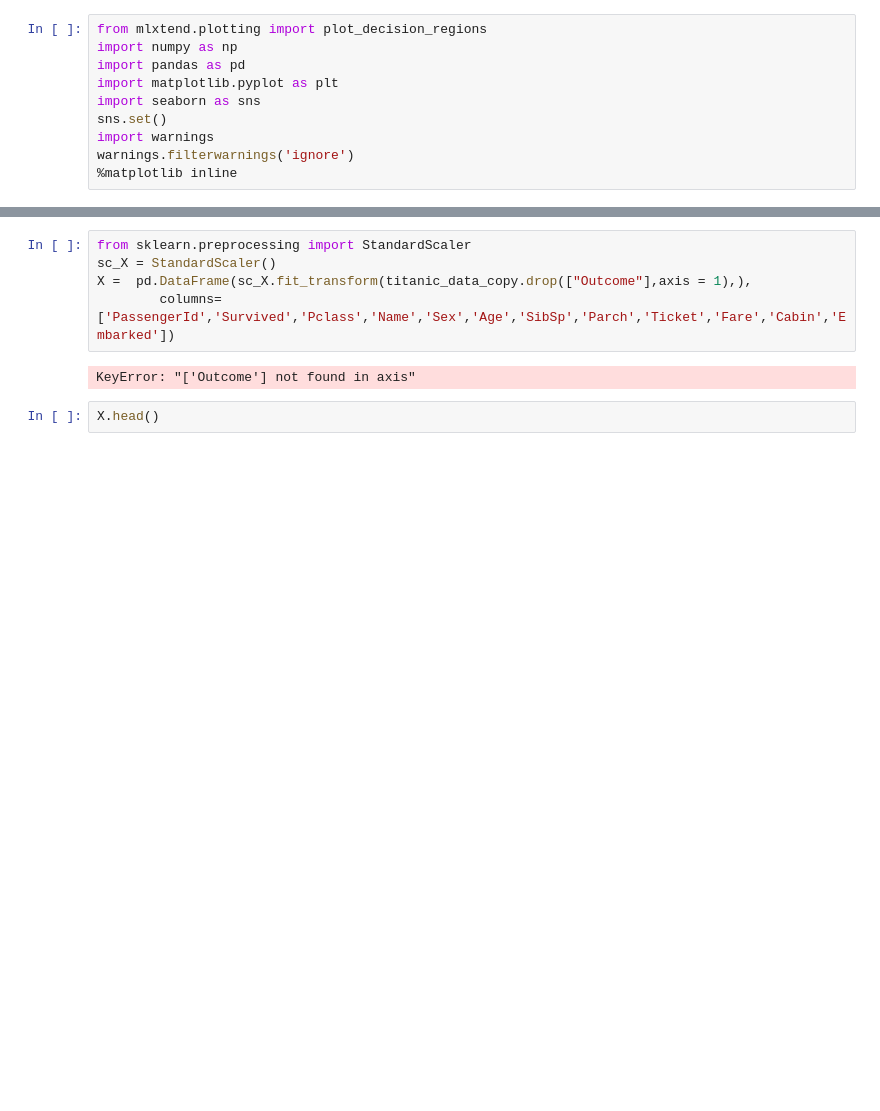
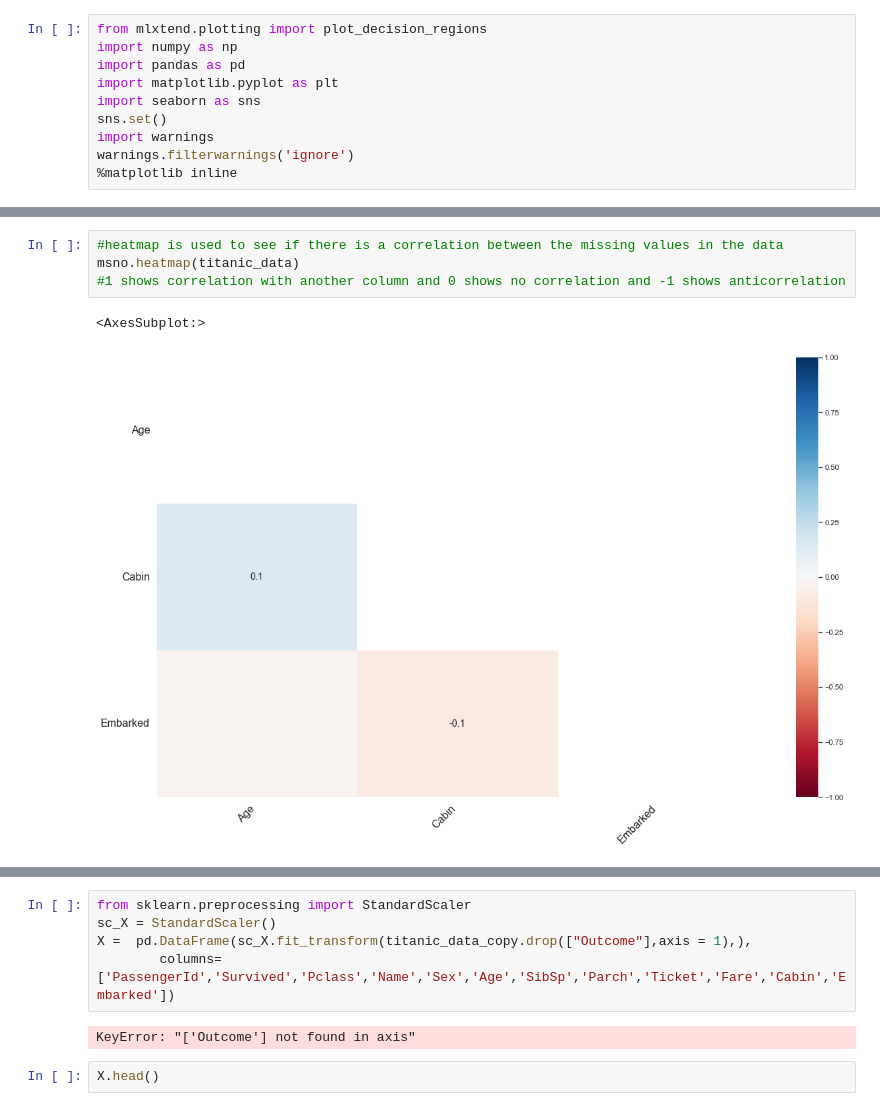
Before and after one commit to benpalay/TitanicSE, a Jupyter notebook: main.ipynb, the cells around one changed output, grey strips where cells are left out. Cells and saved outputs as stored; diff of their text form; blank space fills up the shorter version.

```diff
--- a/main.ipynb
+++ b/main.ipynb
@@ -70,0 +102,7 @@ titanic_data.describe().T
+# %%
+#heatmap is used to see if there is a correlation between the missing values in the data
+msno.heatmap(titanic_data)
+#1 shows correlation with another column and 0 shows no correlation and -1 shows anticorrelation
+# %% [output]
+<AxesSubplot:>
+[figure, added]
```
Also changed, not shown: parts of 21 cells of this notebook.
